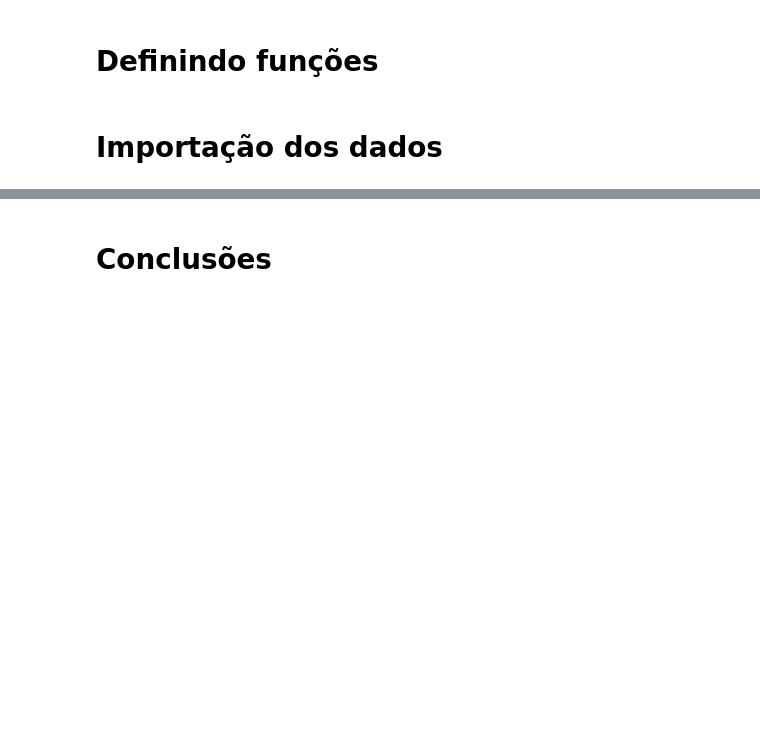
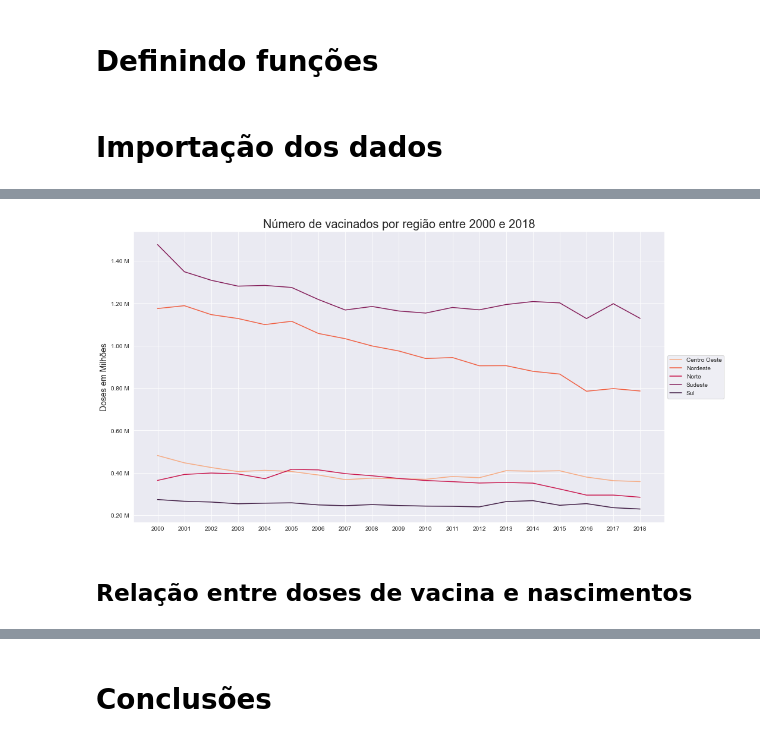
Before and after one commit to antoniodragoc/Bootcamp_Data_Science_Aplicada, a Jupyter notebook: Modulo02/Projeto Modulo 02/desafio_modulo02.ipynb, the cells around one changed output, grey strips where cells are left out. Drawn from its saved outputs; the diff is of its cells as text; code cells hidden in the pictures; blank space fills up the shorter version.

```diff
--- a/Modulo02/Projeto Modulo 02/desafio_modulo02.ipynb
+++ b/Modulo02/Projeto Modulo 02/desafio_modulo02.ipynb
@@ -368,0 +256,14 @@ plot_last_year(df_born, 'Nascidos Vivos', 'Número de nascimentos', 'crest_r' )
+# %%
+plot = bcg_regiao
+plot = plot.T
+plot.index.name = 'data'
+plot = plot.reset_index().melt(id_vars= 'data', value_vars= plot.columns)
+
+# dividindo por 1 Milhão para melhorar a visualização
+plot['value'] = plot['value']/1e6
+# %%
+lineplot(plot, 'data', 'value', 'Região', 'Número de vacinados por região entre 2000 e 2018', '', 'Doses em Milhões')
+# %% [output]
+[figure, added]
+# %% [markdown]
+## Relação entre doses de vacina e nascimentos
```
Also changed, not shown: parts of 39 cells of this notebook.
